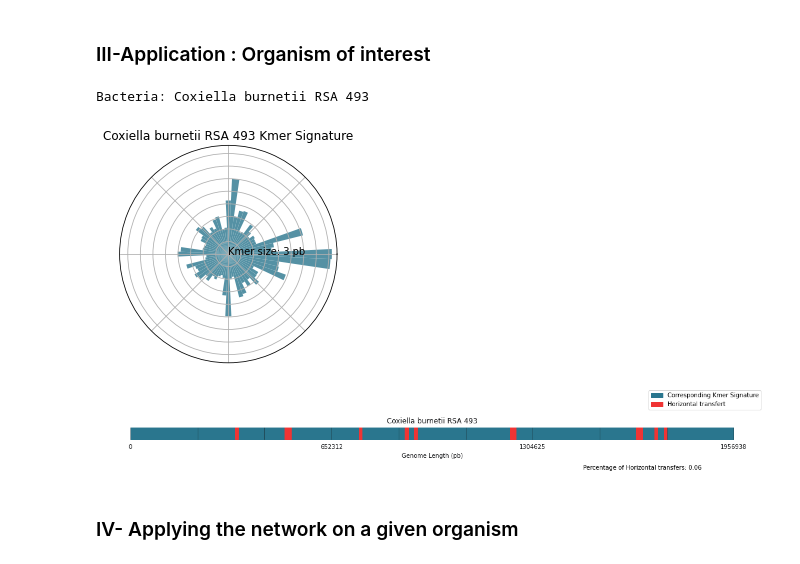
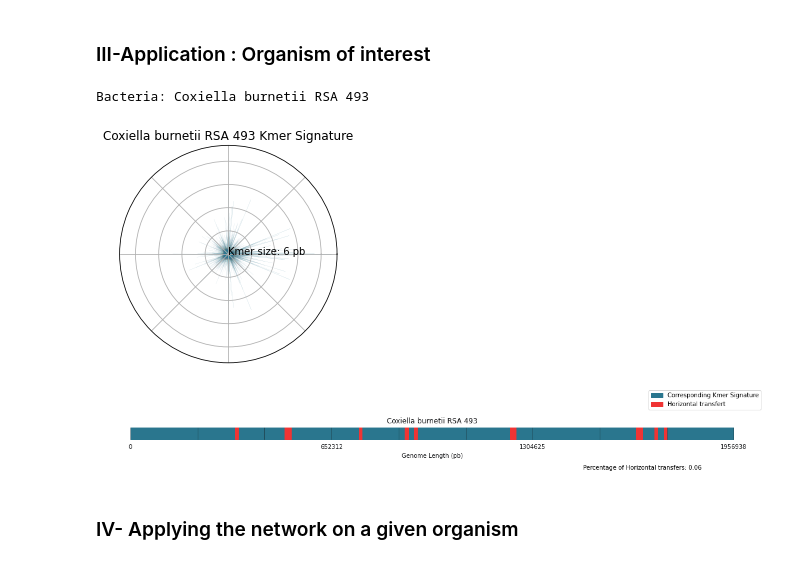
Before and after one commit to LeroyAdrien/K-Mer, a Jupyter notebook: Notebooks/Horizontal_Transfer_prediction.ipynb, the cells around one changed output. Cells and saved outputs as stored; diff of their text form; code cells hidden in the pictures.

Commit message:
Graphical update

```diff
--- a/Notebooks/Horizontal_Transfer_prediction.ipynb
+++ b/Notebooks/Horizontal_Transfer_prediction.ipynb
@@ -282,14 +282,14 @@ def FindOrganism(kmer: int, kmersignature:list, inputPath:str,train=True)->str:
 # %%
 print("Bacteria: Coxiella burnetii RSA 493")
 
-signature=pp.KmerSignature(pathDictionnary["bacteria"]["Coxiella_burnetii_RSA_493"],3,False)
+signature=pp.KmerSignature(pathDictionnary["bacteria"]["Coxiella_burnetii_RSA_493"],6,False)
 pl.KmerSignature(signature,"Coxiella burnetii RSA 493")
 
 listPvalue,listPositions=pp.SequenceHomogeneity(pathDictionnary["bacteria"]["Coxiella_burnetii_RSA_493"],6,10000)
 pl.SequenceHomogeneity(listPvalue,listPositions,0.05,"Coxiella burnetii RSA 493")
 # %% [output]
 Bacteria: Coxiella burnetii RSA 493
-[figure, old version]
+[figure, new version]
 [figure]
 # %% [markdown]
 ### IV- Applying the network on a given organism
```
Also changed, not shown: parts of 5 cells of this notebook, 6 other files.
